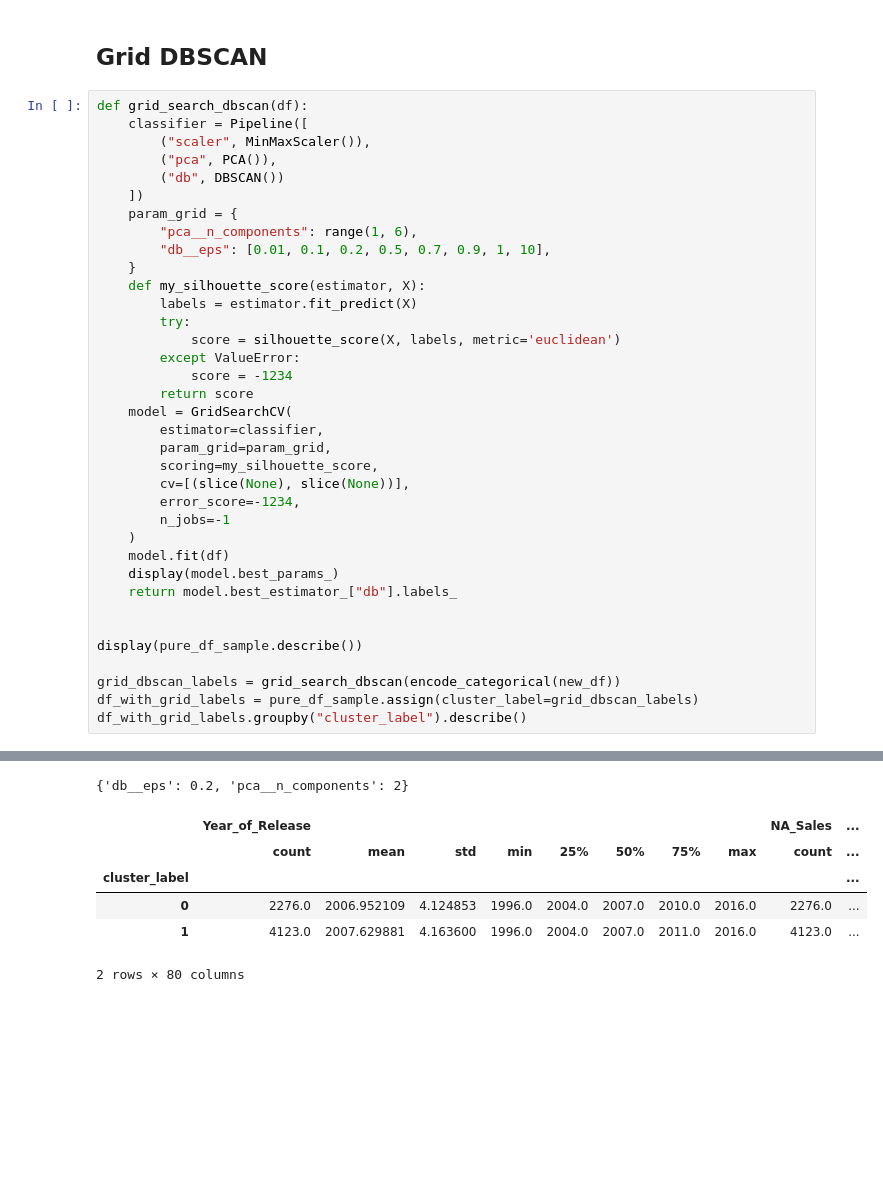
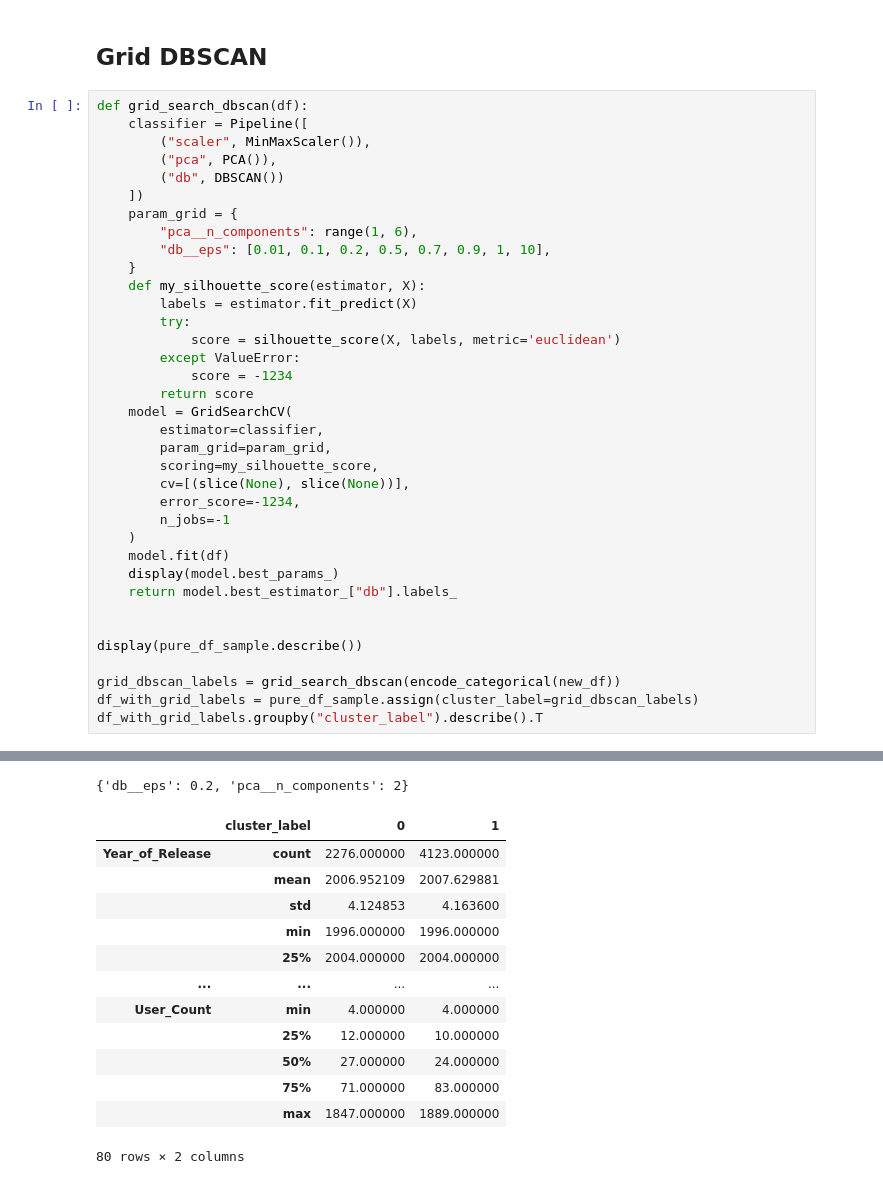
Before and after one commit to tsopeh/unsupervised_learning, a Jupyter notebook: video_games.ipynb, the cells around one changed output, grey strips where cells are left out. Cells and saved outputs as stored; diff of their text form; blank space fills up the shorter version.

```diff
--- a/video_games.ipynb
+++ b/video_games.ipynb
@@ -668,37 +683,44 @@ def grid_search_dbscan(df):
             score = -1234
         return score
     model = GridSearchCV(
         estimator=classifier,
         param_grid=param_grid,
         scoring=my_silhouette_score,
         cv=[(slice(None), slice(None))],
         error_score=-1234,
         n_jobs=-1
     )
     model.fit(df)
     display(model.best_params_)
     return model.best_estimator_["db"].labels_
 
 
 display(pure_df_sample.describe())
 
 grid_dbscan_labels = grid_search_dbscan(encode_categorical(new_df))
 df_with_grid_labels = pure_df_sample.assign(cluster_label=grid_dbscan_labels)
-df_with_grid_labels.groupby("cluster_label").describe()
+df_with_grid_labels.groupby("cluster_label").describe().T
 # %% [output]
 |  | Year_of_Release | NA_Sales | EU_Sales | JP_Sales | Other_Sales | Global_Sales | Critic_Score | Critic_Count | ... |
 | count | 6399.000000 | 6399.000000 | 6399.000000 | 6399.000000 | 6399.000000 | 6399.000000 | 6399.000000 | 6399.000000 | ... |
 | mean | 2007.388811 | 0.300253 | 0.164526 | 0.035832 | 0.056003 | 0.556798 | 70.197375 | 27.911392 | ... |
 | std | 4.162205 | 0.427051 | 0.276254 | 0.106239 | 0.091681 | 0.748370 | 12.910007 | 17.743284 | ... |
 | min | 1996.000000 | 0.000000 | 0.000000 | 0.000000 | 0.000000 | 0.010000 | 29.000000 | 3.000000 | ... |
 | 25% | 2004.000000 | 0.060000 | 0.020000 | 0.000000 | 0.010000 | 0.110000 | 62.000000 | 14.000000 | ... |
 | 50% | 2007.000000 | 0.140000 | 0.060000 | 0.000000 | 0.020000 | 0.280000 | 72.000000 | 24.000000 | ... |
 | 75% | 2010.000000 | 0.360000 | 0.190000 | 0.010000 | 0.060000 | 0.670000 | 80.000000 | 38.000000 | ... |
 | max | 2016.000000 | 3.280000 | 2.290000 | 0.920000 | 0.860000 | 6.050000 | 98.000000 | 86.000000 | ... |
 {'db__eps': 0.2, 'pca__n_components': 2}
-|  | Year_of_Release |  |  |  |  |  |  |  | NA_Sales | ... |
-|  | count | mean | std | min | 25% | 50% | 75% | max | count | ... |
-| cluster_label |  |  |  |  |  |  |  |  |  | ... |
-| 0 | 2276.0 | 2006.952109 | 4.124853 | 1996.0 | 2004.0 | 2007.0 | 2010.0 | 2016.0 | 2276.0 | ... |
-| 1 | 4123.0 | 2007.629881 | 4.163600 | 1996.0 | 2004.0 | 2007.0 | 2011.0 | 2016.0 | 4123.0 | ... |
+|  | cluster_label | 0 | 1 |
+| Year_of_Release | count | 2276.000000 | 4123.000000 |
+|  | mean | 2006.952109 | 2007.629881 |
+|  | std | 4.124853 | 4.163600 |
+|  | min | 1996.000000 | 1996.000000 |
+|  | 25% | 2004.000000 | 2004.000000 |
+| ... | ... | ... | ... |
+| User_Count | min | 4.000000 | 4.000000 |
+|  | 25% | 12.000000 | 10.000000 |
+|  | 50% | 27.000000 | 24.000000 |
+|  | 75% | 71.000000 | 83.000000 |
+|  | max | 1847.000000 | 1889.000000 |
-2 rows × 80 columns
+80 rows × 2 columns
```
Also changed, not shown: parts of 5 cells of this notebook.
